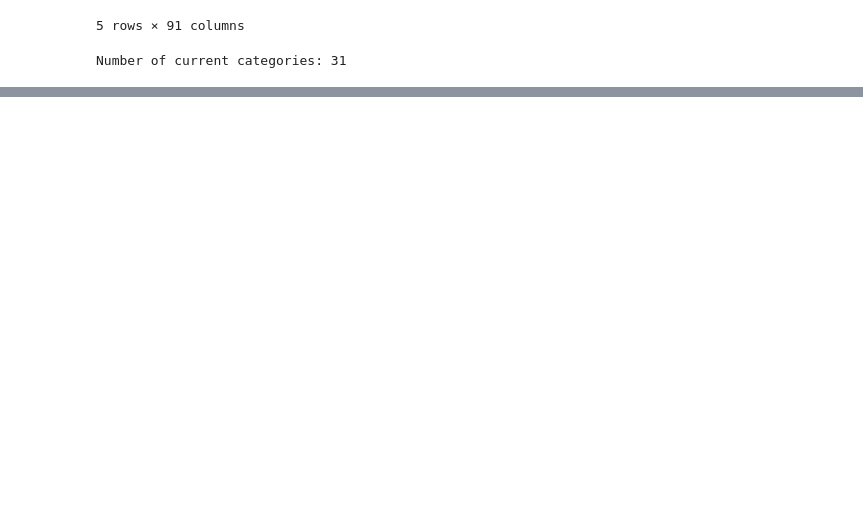
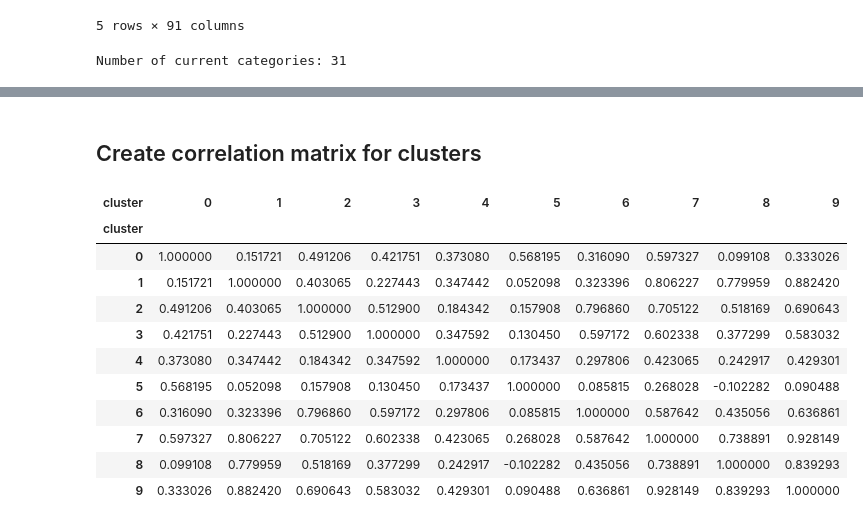
Before and after one commit to chris-santiago/aafm, a Jupyter notebook: notebooks/kmeans_cluster.ipynb, the cells around one changed output, grey strips where cells are left out. Saved outputs shown, nothing was run; the diff lists cells and outputs as text; code cells hidden in the pictures; blank space fills up the shorter version.

```diff
--- a/notebooks/kmeans_cluster.ipynb
+++ b/notebooks/kmeans_cluster.ipynb
@@ -88,7 +145,7 @@ plt.show()
 pl = Pipeline(
         steps=[
             ('scaler', StandardScaler()),
-            ('cluster', KMeans(n_clusters=5))
+            ('cluster', KMeans(n_clusters=10, n_init=20, random_state=7))
         ]
     )
 pl.fit(df)
@@ -105,0 +224,20 @@ Loading BokehJS ...
+# %% [markdown]
+## Create correlation matrix for clusters
+# %%
+cluster_corr = data.groupby('cluster').mean()
+cluster_corr = cluster_corr.loc[:, '2015-02-28':'2021-01-31'].T.corr()
+cluster_corr.to_csv('../data/clusterCorrelationMatrix.csv')
+cluster_corr
+# %% [output]
+| cluster | 0 | 1 | 2 | 3 | 4 | 5 | 6 | 7 | 8 | 9 |
+| cluster |  |  |  |  |  |  |  |  |  |  |
+| 0 | 1.000000 | 0.151721 | 0.491206 | 0.421751 | 0.373080 | 0.568195 | 0.316090 | 0.597327 | 0.099108 | 0.333026 |
+| 1 | 0.151721 | 1.000000 | 0.403065 | 0.227443 | 0.347442 | 0.052098 | 0.323396 | 0.806227 | 0.779959 | 0.882420 |
+| 2 | 0.491206 | 0.403065 | 1.000000 | 0.512900 | 0.184342 | 0.157908 | 0.796860 | 0.705122 | 0.518169 | 0.690643 |
+| 3 | 0.421751 | 0.227443 | 0.512900 | 1.000000 | 0.347592 | 0.130450 | 0.597172 | 0.602338 | 0.377299 | 0.583032 |
+| 4 | 0.373080 | 0.347442 | 0.184342 | 0.347592 | 1.000000 | 0.173437 | 0.297806 | 0.423065 | 0.242917 | 0.429301 |
+| 5 | 0.568195 | 0.052098 | 0.157908 | 0.130450 | 0.173437 | 1.000000 | 0.085815 | 0.268028 | -0.102282 | 0.090488 |
+| 6 | 0.316090 | 0.323396 | 0.796860 | 0.597172 | 0.297806 | 0.085815 | 1.000000 | 0.587642 | 0.435056 | 0.636861 |
+| 7 | 0.597327 | 0.806227 | 0.705122 | 0.602338 | 0.423065 | 0.268028 | 0.587642 | 1.000000 | 0.738891 | 0.928149 |
+| 8 | 0.099108 | 0.779959 | 0.518169 | 0.377299 | 0.242917 | -0.102282 | 0.435056 | 0.738891 | 1.000000 | 0.839293 |
+| 9 | 0.333026 | 0.882420 | 0.690643 | 0.583032 | 0.429301 | 0.090488 | 0.636861 | 0.928149 | 0.839293 | 1.000000 |
```
Also changed, not shown: parts of 18 cells of this notebook, 9 other files.
